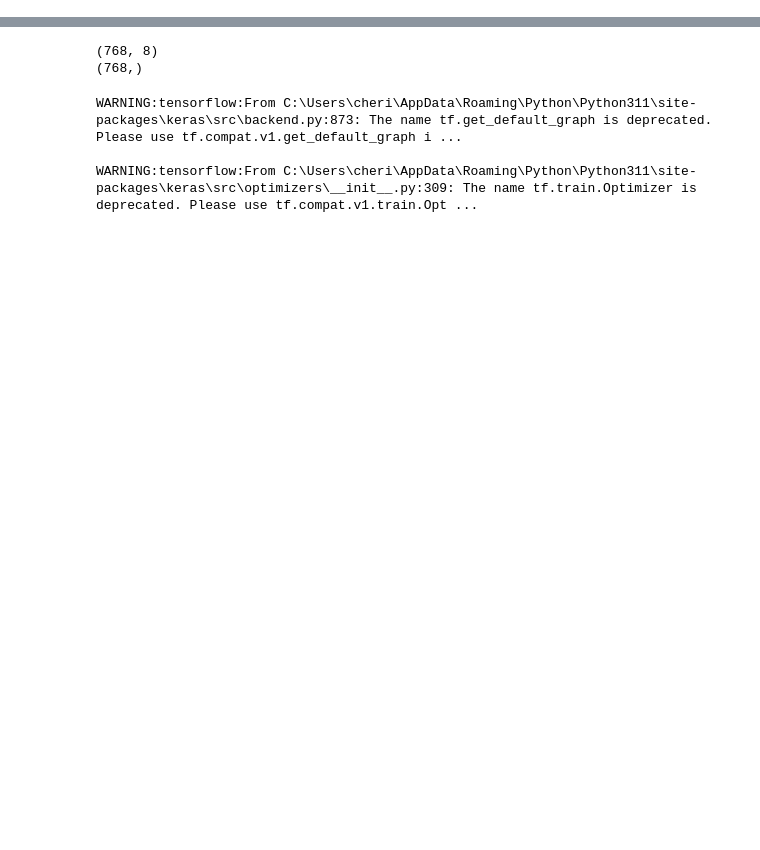
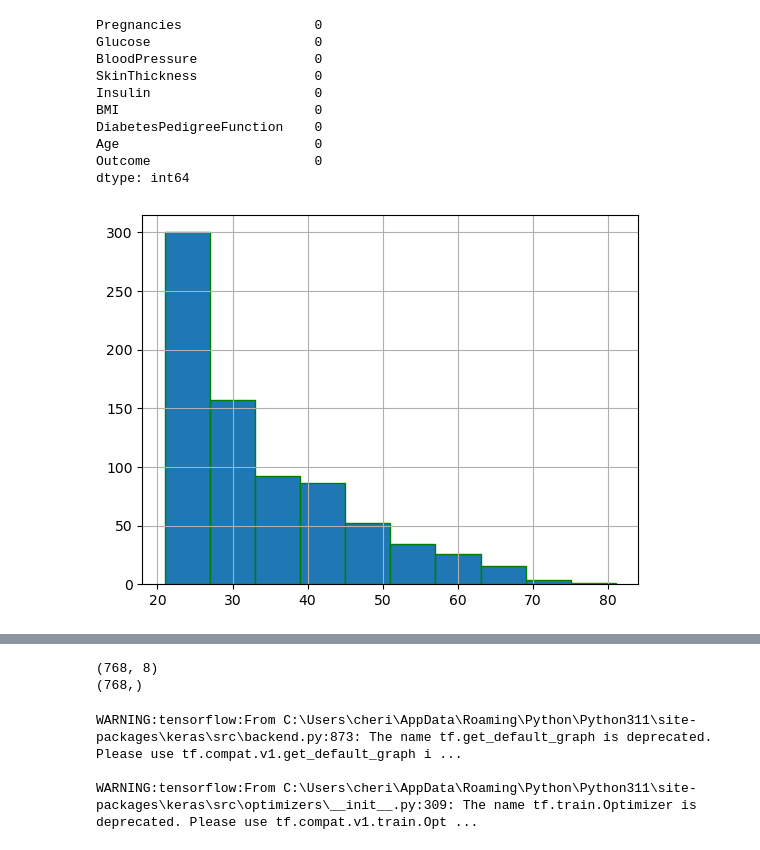
Before and after one commit to cherifissa/dabete_pred, a Jupyter notebook: diabet_ml_firt_model.ipynb, the cells around one changed output, grey strips where cells are left out. Cells and saved outputs as stored; diff of their text form; code cells hidden in the pictures; blank space fills up the shorter version.

```diff
--- a/diabet_ml_firt_model.ipynb
+++ b/diabet_ml_firt_model.ipynb
@@ -27,0 +26,15 @@ df.head(10)
+# %%
+df["Age"].hist(edgecolor = "green");
+df.isnull().sum()
+# %% [output]
+Pregnancies                 0
+Glucose                     0
+BloodPressure               0
+SkinThickness               0
+Insulin                     0
+BMI                         0
+DiabetesPedigreeFunction    0
+Age                         0
+Outcome                     0
+dtype: int64
+[figure, added]
```
Also changed, not shown: parts of 8 cells of this notebook, 1 other file.
